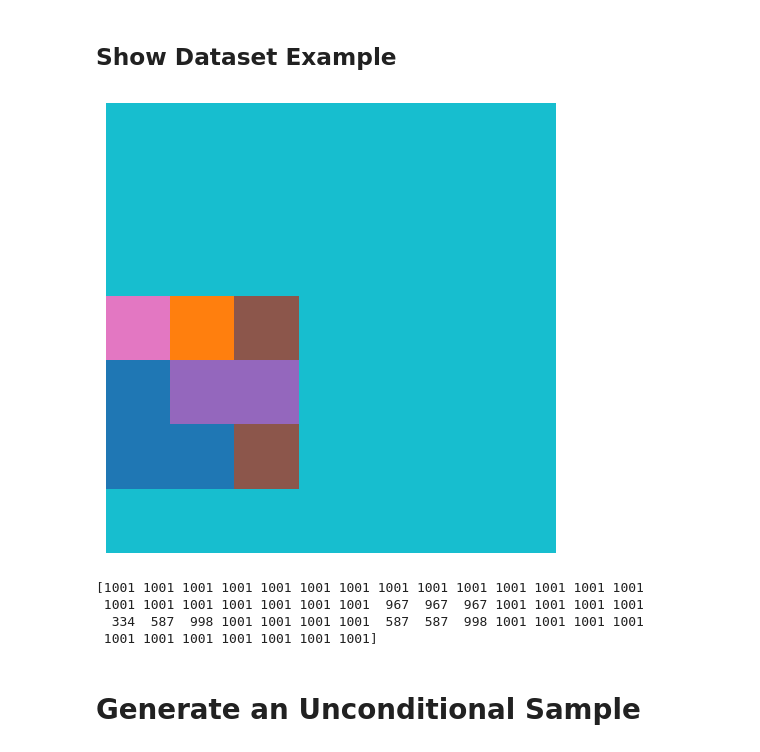
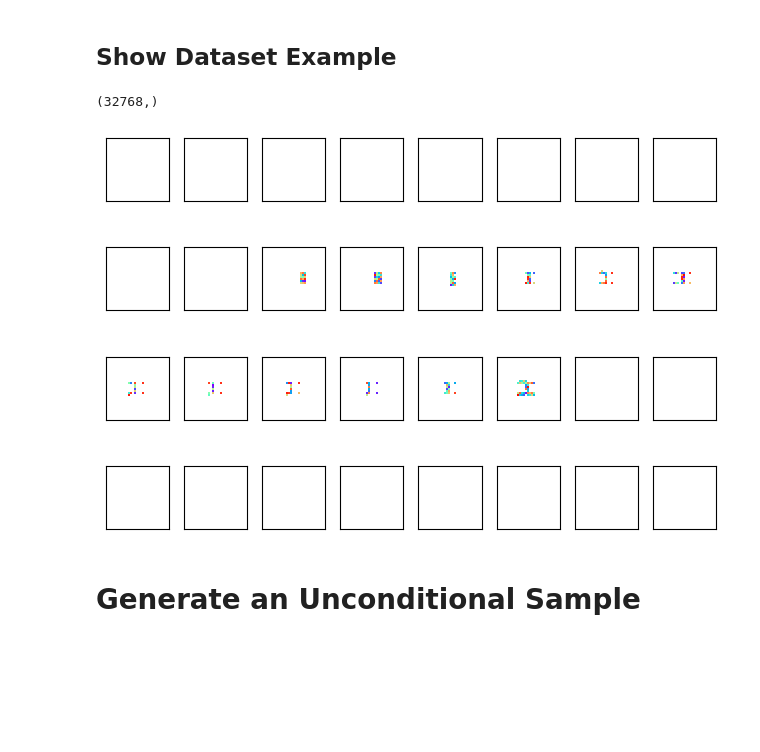
Before and after one commit to felixomahony/transformer-predictor, a Jupyter notebook: results_output.ipynb, the cells around one changed output. Cells and saved outputs as stored; diff of their text form; code cells hidden in the pictures; blank space fills up the shorter version.

```diff
--- a/results_output.ipynb
+++ b/results_output.ipynb
@@ -50,0 +15,7 @@ Number of params:  170815274
+# %%
+PATH = "lightning_logs/shapesplat_chairs/2c_windowed"
+
+config_path = os.path.join(PATH, "config.yaml")
+checkpoint_path = os.path.join(PATH, "checkpoints", "model.ckpt")
+# %%
+args = Args(config_path)
@@ -91,12 +64,14 @@ train_data, _ = maskgit.get_data(conditionalise_dim=CONDITIONALISE_DIM, temporal
+# %%
+data_module = GS_DataModule(codebook_size=args.vqvae.codebook_n, **args.data.ka)
+# %%
+data_module.train_dataset[0].shape
+# %% [output]
+(32768,)
 # %%
-plot(train_data.dataset[2][0])
-print(train_data.dataset[0][0].flatten())
+plot(data_module.train_dataset[0])
+# print(data_module.dataset[0][0].flatten())
 # %% [output]
-[figure, old version]
+[figure, new version]
-[1001 1001 1001 1001 1001 1001 1001 1001 1001 1001 1001 1001 1001 1001
- 1001 1001 1001 1001 1001 1001 1001  967  967  967 1001 1001 1001 1001
-  334  587  998 1001 1001 1001 1001  587  587  998 1001 1001 1001 1001
- 1001 1001 1001 1001 1001 1001 1001]
 # %% [markdown]
 # Generate an Unconditional Sample
 # %%
```
Also changed, not shown: parts of 27 cells of this notebook, 11 other files.
